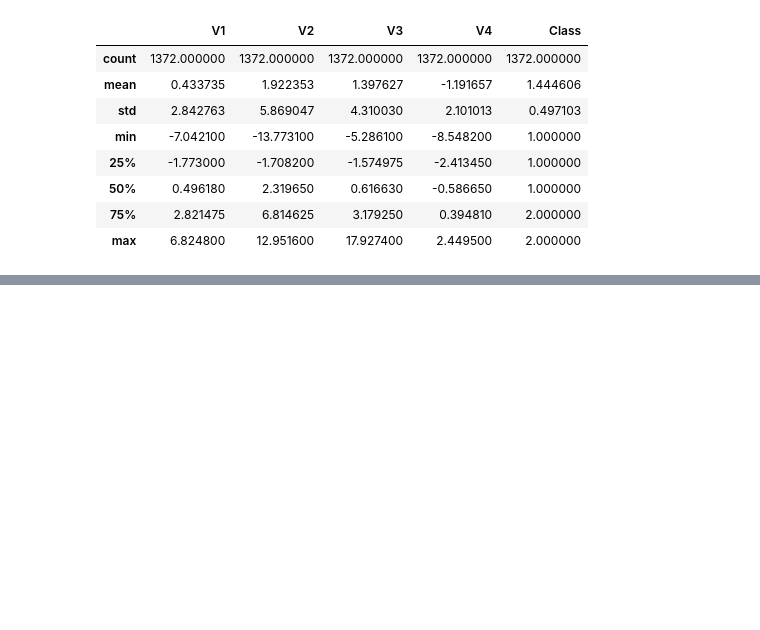
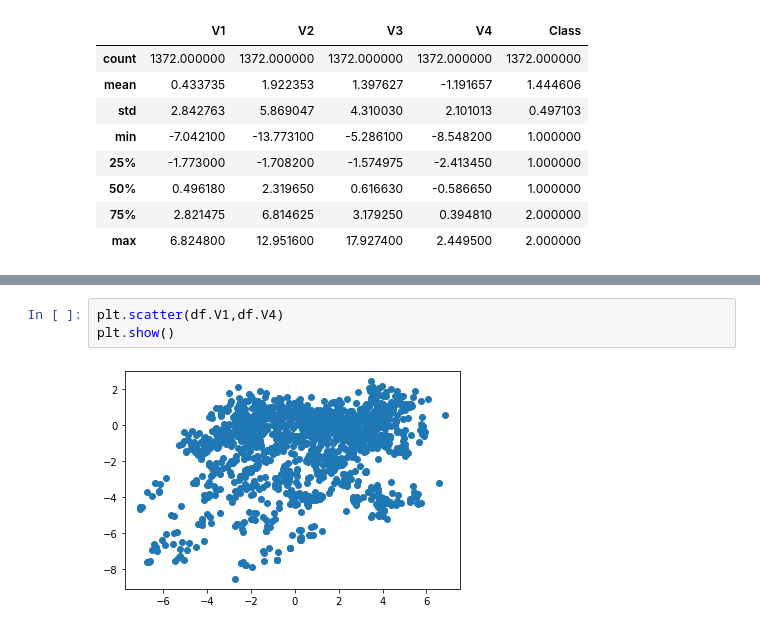
Before and after one commit to aman5898/Bit-Mesra-Data-Mining, a Jupyter notebook: K_Means.ipynb, the cells around one changed output, grey strips where cells are left out. Drawn from its saved outputs; the diff is of its cells as text; blank space fills up the shorter version.

```diff
--- a/K_Means.ipynb
+++ b/K_Means.ipynb
@@ -48,0 +82,5 @@ df.describe()
+# %%
+plt.scatter(df.V1,df.V4)
+plt.show()
+# %% [output]
+[figure, added]
```
Also changed, not shown: parts of 5 cells of this notebook.
